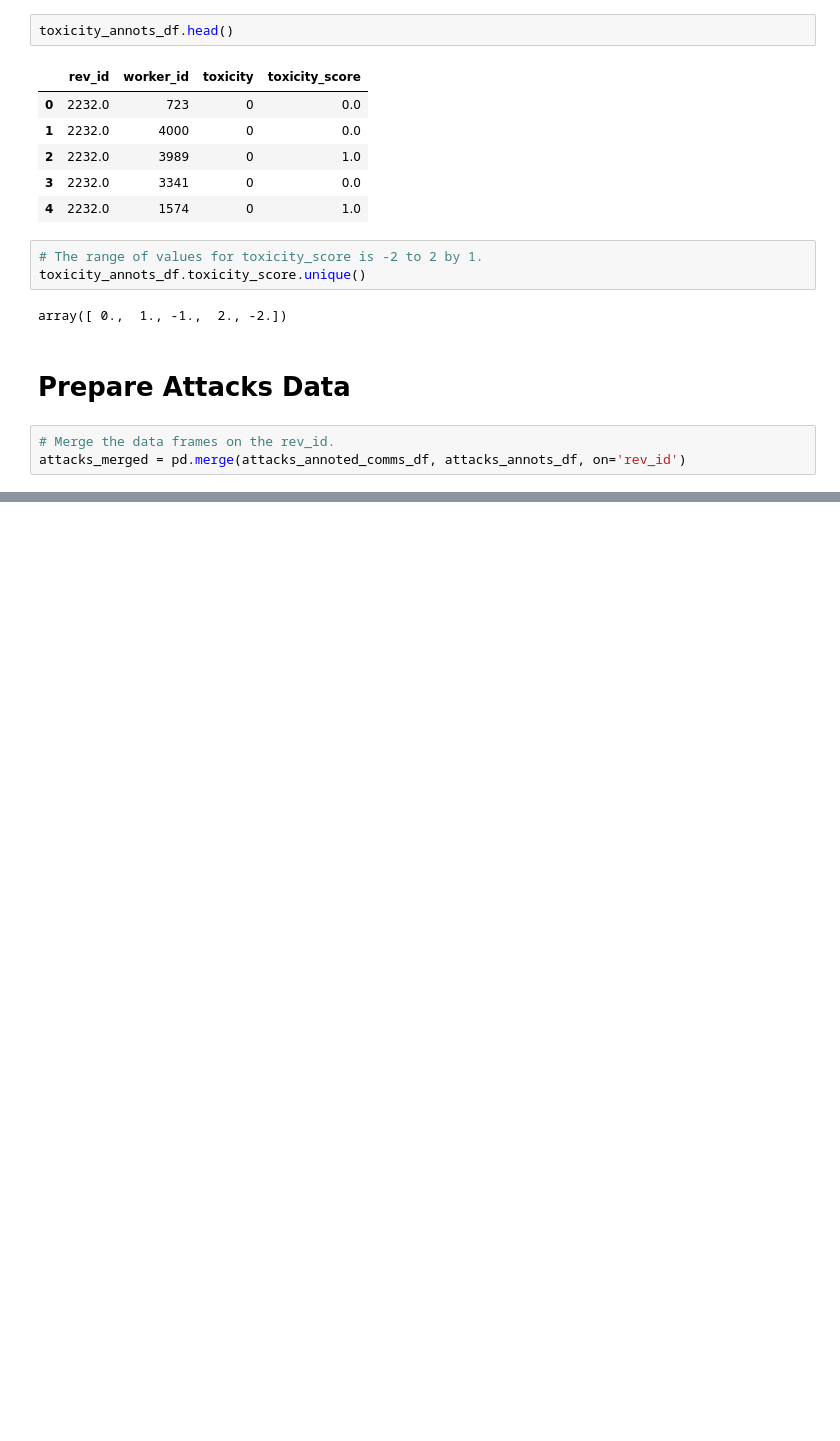
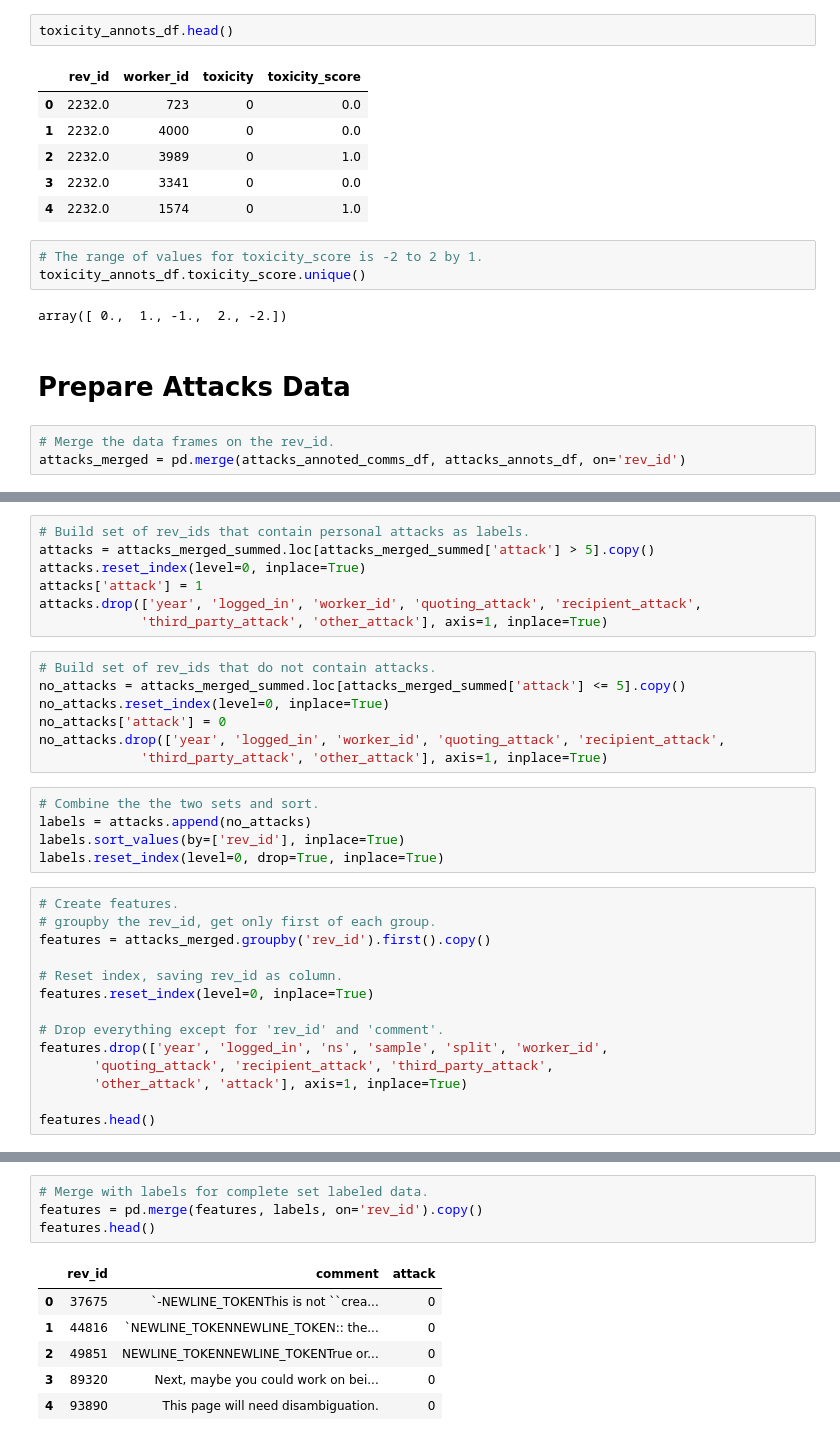
Before and after one commit to EngJay/Wikimedia-Toxicity-Text-Classification, a Jupyter notebook: notebooks/data_exploration/Exploring-the-Raw-Data.ipynb, the cells around one changed output, grey strips where cells are left out. Drawn from its saved outputs; the diff is of its cells as text; blank space fills up the shorter version.

```diff
--- a/notebooks/data_exploration/Exploring-the-Data.ipynb
+++ b/notebooks/data_exploration/Exploring-the-Raw-Data.ipynb
@@ -218,0 +230,33 @@ array([1362, 2408, 1493, ..., 4049, 1178, 4050])
+# %%
+# Build set of rev_ids that contain personal attacks as labels.
+attacks = attacks_merged_summed.loc[attacks_merged_summed['attack'] > 5].copy()
+attacks.reset_index(level=0, inplace=True)
+attacks['attack'] = 1
+attacks.drop(['year', 'logged_in', 'worker_id', 'quoting_attack', 'recipient_attack',
+             'third_party_attack', 'other_attack'], axis=1, inplace=True)
+# %%
+# Build set of rev_ids that do not contain attacks.
+no_attacks = attacks_merged_summed.loc[attacks_merged_summed['attack'] <= 5].copy()
+no_attacks.reset_index(level=0, inplace=True)
+no_attacks['attack'] = 0
+no_attacks.drop(['year', 'logged_in', 'worker_id', 'quoting_attack', 'recipient_attack',
+             'third_party_attack', 'other_attack'], axis=1, inplace=True)
+# %%
+# Combine the the two sets and sort.
+labels = attacks.append(no_attacks)
+labels.sort_values(by=['rev_id'], inplace=True)
+labels.reset_index(level=0, drop=True, inplace=True)
+# %%
+# Create features.
+# groupby the rev_id, get only first of each group.
+features = attacks_merged.groupby('rev_id').first().copy()
+
+# Reset index, saving rev_id as column.
+features.reset_index(level=0, inplace=True)
+
+# Drop everything except for 'rev_id' and 'comment'.
+features.drop(['year', 'logged_in', 'ns', 'sample', 'split', 'worker_id',
+       'quoting_attack', 'recipient_attack', 'third_party_attack',
+       'other_attack', 'attack'], axis=1, inplace=True)
+
+features.head()
@@ -218,0 +270,11 @@ array([1362, 2408, 1493, ..., 4049, 1178, 4050])
+# %%
+# Merge with labels for complete set labeled data.
+features = pd.merge(features, labels, on='rev_id').copy()
+features.head()
+# %% [output]
+|  | rev_id | comment | attack |
+| 0 | 37675 | `-NEWLINE_TOKENThis is not ``crea... | 0 |
+| 1 | 44816 | `NEWLINE_TOKENNEWLINE_TOKEN:: the... | 0 |
+| 2 | 49851 | NEWLINE_TOKENNEWLINE_TOKENTrue or... | 0 |
+| 3 | 89320 | Next, maybe you could work on bei... | 0 |
+| 4 | 93890 | This page will need disambiguation. | 0 |
```
Also changed, not shown: parts of 10 cells of this notebook, 6 other files.
